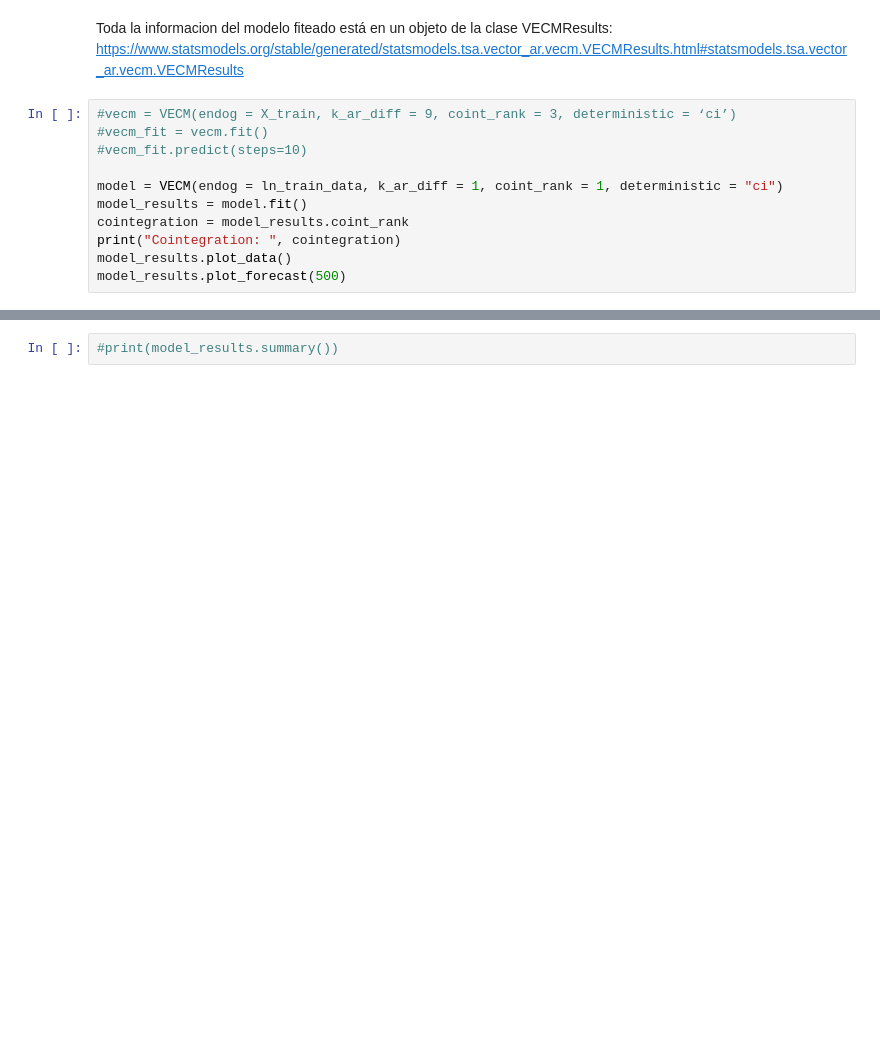
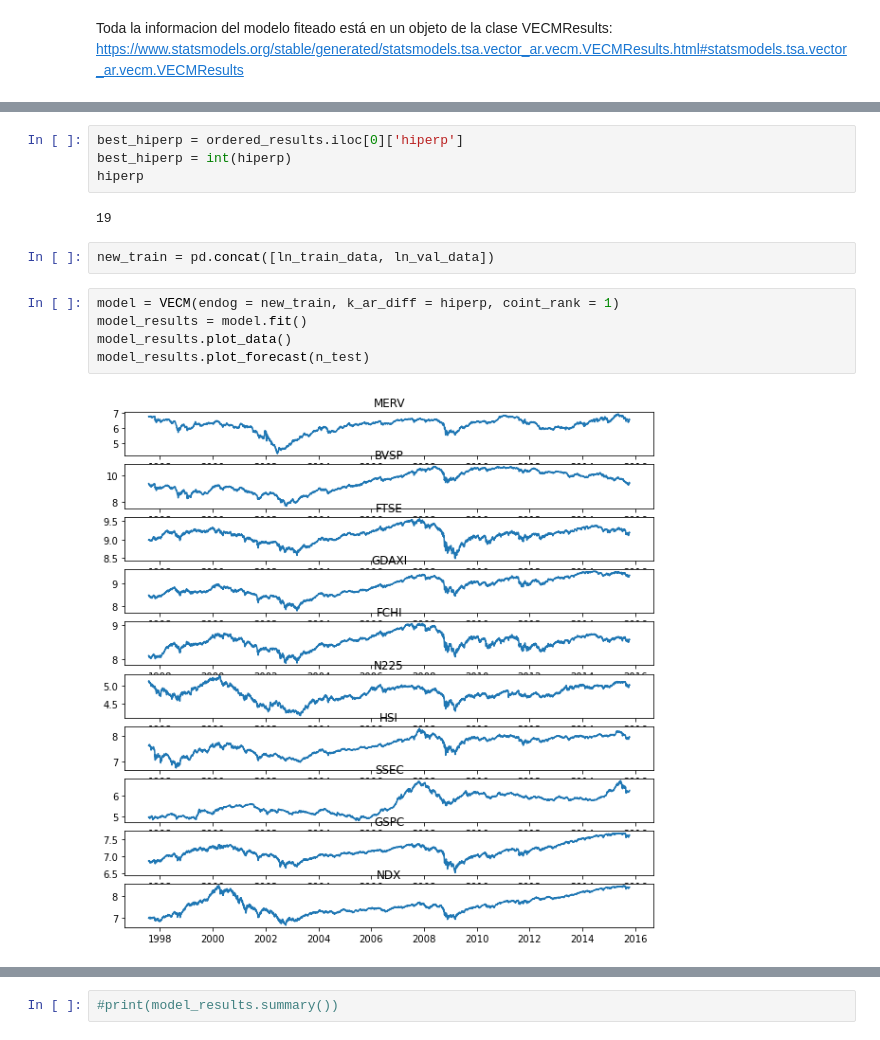
Before and after one commit to Martin317/mentoria-prediccion-indices-financieros, a Jupyter notebook: TP4AprendizajeSupervisado/EnunciadoTP4AprendizajeSupervisado.ipynb, the cells around one changed output, grey strips where cells are left out. Drawn from its saved outputs; the diff is of its cells as text; blank space fills up the shorter version.

```diff
--- a/TP4AprendizajeSupervisado/EnunciadoTP4AprendizajeSupervisado.ipynb
+++ b/TP4AprendizajeSupervisado/EnunciadoTP4AprendizajeSupervisado.ipynb
@@ -434,14 +434,3 @@ r_0 r_1 test statistic critical value
 -------------------------------------
 # %% [markdown]
 Toda la informacion del modelo fiteado está en un objeto de la clase VECMResults: https://www.statsmodels.org/stable/generated/statsmodels.tsa.vector_ar.vecm.VECMResults.html#statsmodels.tsa.vector_ar.vecm.VECMResults
-# %%
-#vecm = VECM(endog = X_train, k_ar_diff = 9, coint_rank = 3, deterministic = ‘ci’)
-#vecm_fit = vecm.fit()
-#vecm_fit.predict(steps=10)
-
-model = VECM(endog = ln_train_data, k_ar_diff = 1, coint_rank = 1, deterministic = "ci")
-model_results = model.fit()
-cointegration = model_results.coint_rank
-print("Cointegration: ", cointegration)
-model_results.plot_data()
-model_results.plot_forecast(500)
@@ -451,0 +474,15 @@ Cointegration:  1
+# %%
+best_hiperp = ordered_results.iloc[0]['hiperp']
+best_hiperp = int(hiperp)
+hiperp
+# %% [output]
+19
+# %%
+new_train = pd.concat([ln_train_data, ln_val_data])
+# %%
+model = VECM(endog = new_train, k_ar_diff = hiperp, coint_rank = 1)
+model_results = model.fit()
+model_results.plot_data()
+model_results.plot_forecast(n_test)
+# %% [output]
+[figure, added]
```
Also changed, not shown: parts of 7 cells of this notebook.
